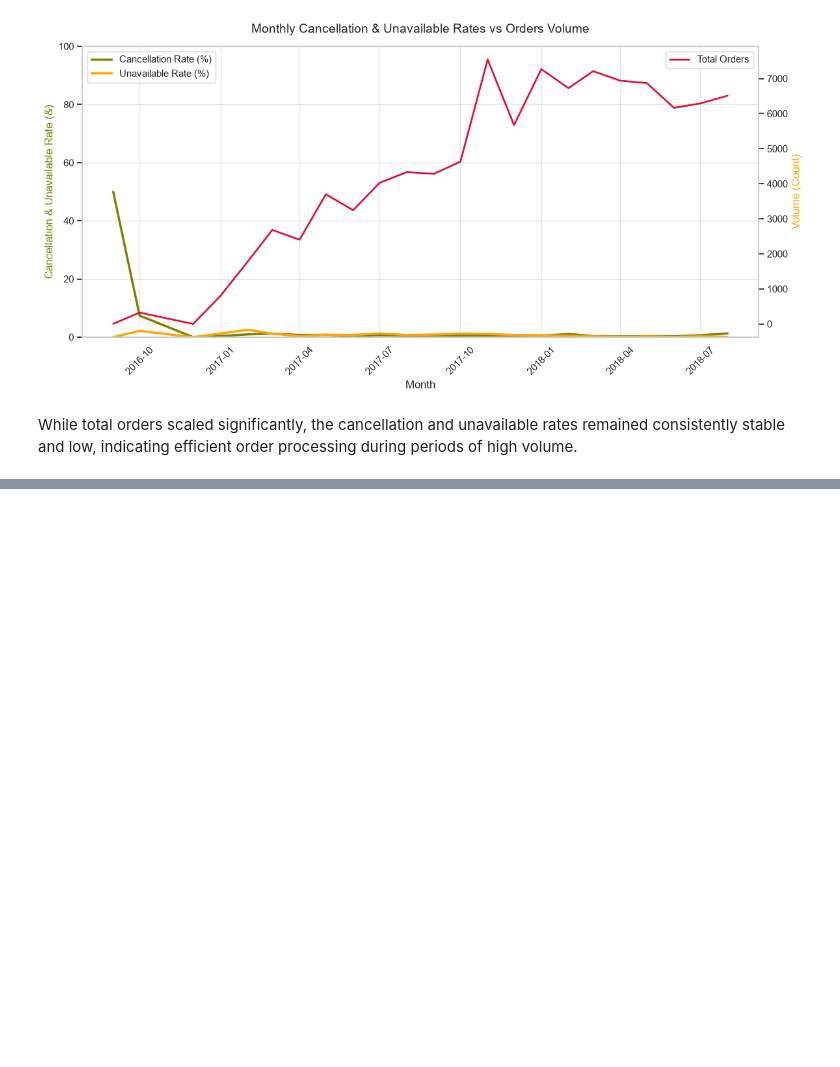
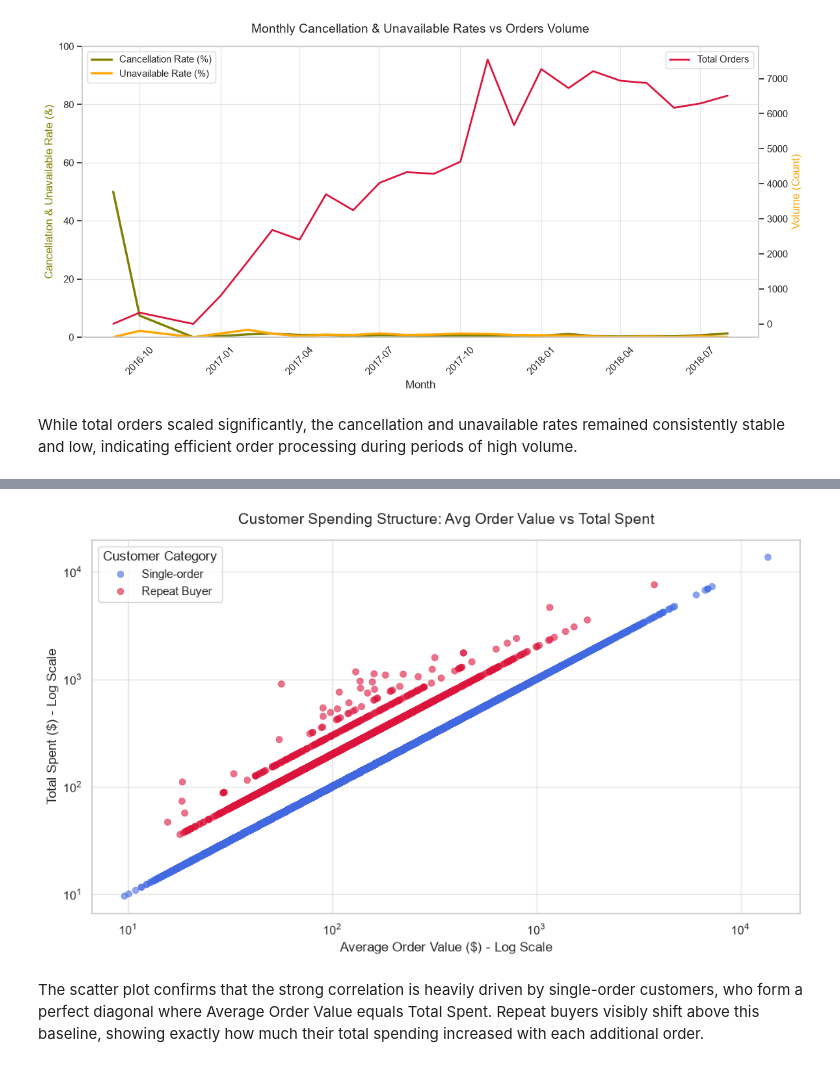
Before and after one commit to MarKotyn/olist-ecommerce-customer-analytics, a Jupyter notebook: python/notebooks/02_eda.ipynb, the cells around one changed output, grey strips where cells are left out. Cells and saved outputs as stored; diff of their text form; code cells hidden in the pictures; blank space fills up the shorter version.

```diff
--- a/python/notebooks/02_eda.ipynb
+++ b/python/notebooks/02_eda.ipynb
@@ -124,0 +222,39 @@ While total orders scaled significantly, the cancellation and unavailable rates
+# %%
+sns.set_theme(style="whitegrid")
+plt.figure(figsize=(10, 6))
+
+# Tworzymy kolumnę pomocniczą do pokolorowania punktów (klienci jednorazowi vs powracający)
+df_customers["customer_type"] = df_customers["total_orders"].apply(
+    lambda x: "Single-order" if x == 1 else "Repeat Buyer"
+)
+
+# Scatter plot: AOV vs Total Spent
+sns.scatterplot(
+    data=df_customers,
+    x="avg_order_value",
+    y="total_spent",
+    hue="customer_type",
+    palette={"Single-order": "royalblue", "Repeat Buyer": "crimson"},
+    alpha=0.6,
+    edgecolor=None,
+)
+
+# Skale logarytmiczne, ponieważ dane mają ogromne outliery (ktoś wydał 50, ktoś 5000)
+plt.xscale("log")
+plt.yscale("log")
+
+plt.title(
+    "Customer Spending Structure: Avg Order Value vs Total Spent",
+    fontsize=14,
+    pad=15,
+)
+plt.xlabel("Average Order Value ($) - Log Scale")
+plt.ylabel("Total Spent ($) - Log Scale")
+plt.legend(title="Customer Category")
+
+plt.tight_layout()
+plt.show()
+# %% [output]
+[figure, added]
+# %% [markdown]
+The scatter plot confirms that the strong correlation is heavily driven by single-order customers, who form a perfect diagonal where Average Order Value equals Total Spent. Repeat buyers visibly shift above this baseline, showing exactly how much their total spending increased with each additional order.
```
Also changed, not shown: parts of 12 cells of this notebook.
